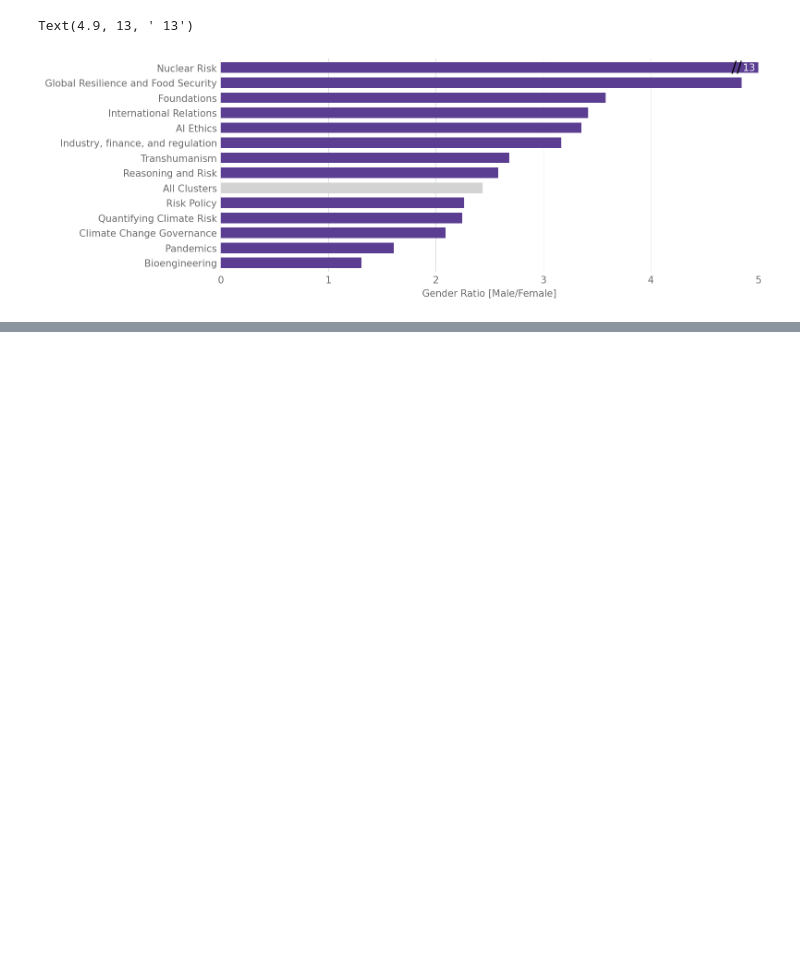
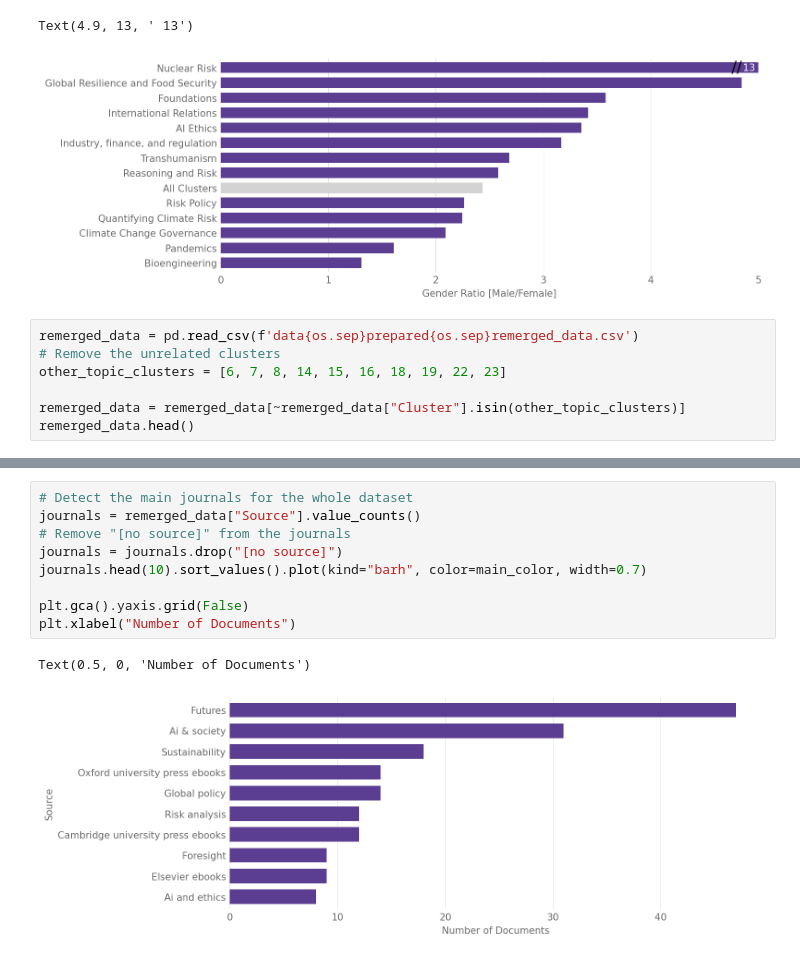
Before and after one commit to florianjehn/bibliometrics, a Jupyter notebook: scripts/overall_visualizations.ipynb, the cells around one changed output, grey strips where cells are left out. Saved outputs shown, nothing was run; the diff lists cells and outputs as text; blank space fills up the shorter version.

```diff
--- a/scripts/overall_visualizations.ipynb
+++ b/scripts/overall_visualizations.ipynb
@@ -190,3 +190,10 @@ plt.text(4.9, 13, " 13", ha="center", va="center", color="white")
 # %% [output]
 Text(4.9, 13, ' 13')
 [figure]
+# %%
+remerged_data = pd.read_csv(f'data{os.sep}prepared{os.sep}remerged_data.csv')
+# Remove the unrelated clusters
+other_topic_clusters = [6, 7, 8, 14, 15, 16, 18, 19, 22, 23]
+
+remerged_data = remerged_data[~remerged_data["Cluster"].isin(other_topic_clusters)]
+remerged_data.head()
@@ -192,0 +208,12 @@ Text(4.9, 13, ' 13')
+# %%
+# Detect the main journals for the whole dataset
+journals = remerged_data["Source"].value_counts()
+# Remove "[no source]" from the journals
+journals = journals.drop("[no source]")
+journals.head(10).sort_values().plot(kind="barh", color=main_color, width=0.7)
+
+plt.gca().yaxis.grid(False)
+plt.xlabel("Number of Documents")
+# %% [output]
+Text(0.5, 0, 'Number of Documents')
+[figure, added]
```
Also changed, not shown: parts of 6 cells of this notebook, 2 other files.
